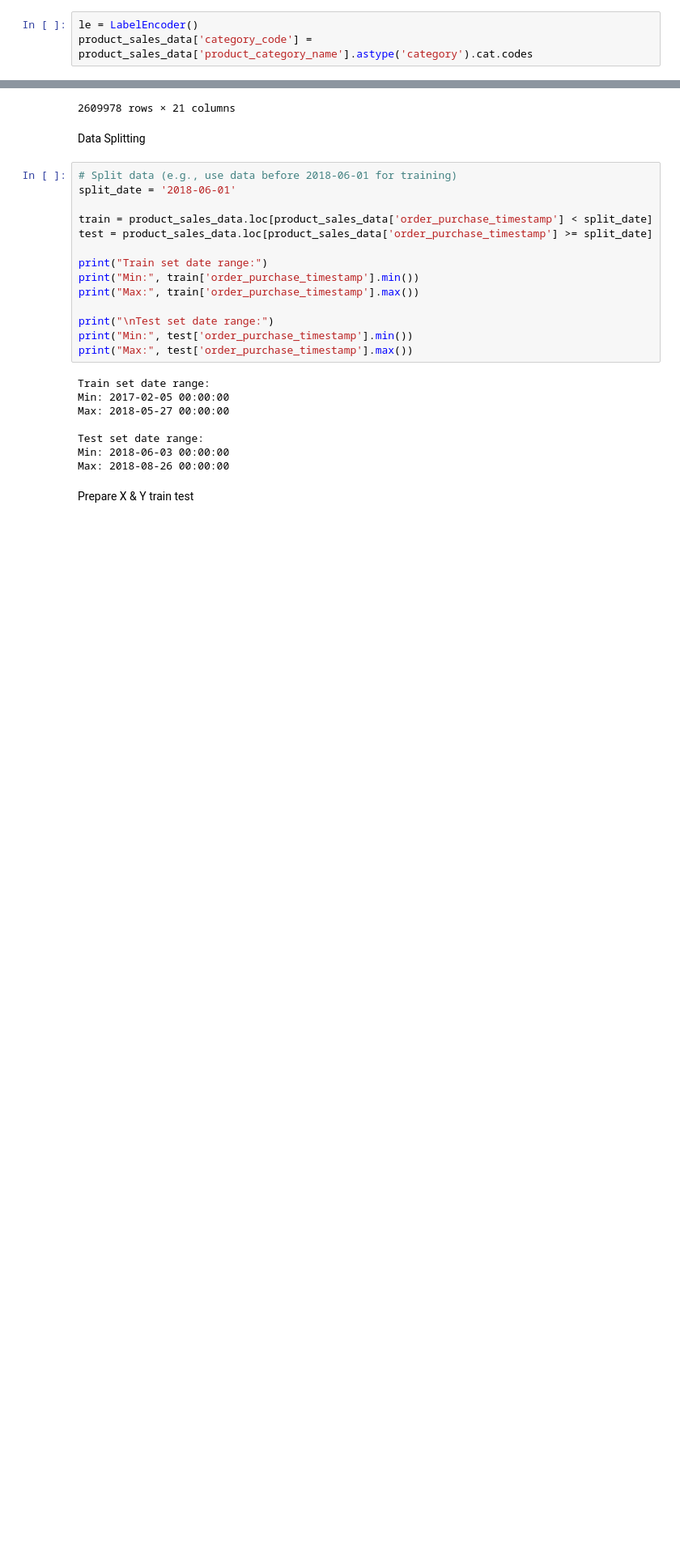
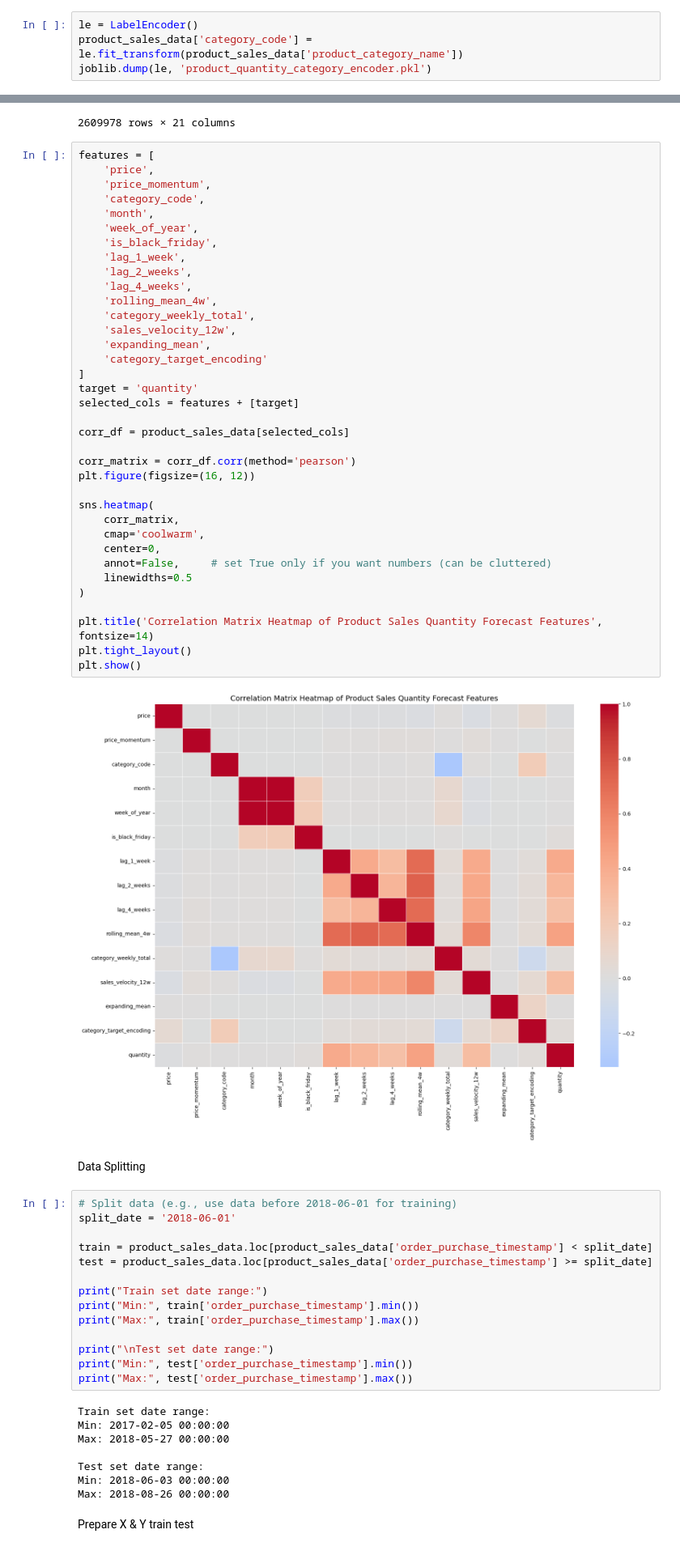
Before and after one commit to Jasonshe0509/fyp-model-building, a Jupyter notebook: sales-forecasting-model-building-product-quantity.ipynb, the cells around one changed output, grey strips where cells are left out. Shown at 81% size. Drawn from its saved outputs; the diff is of its cells as text; blank space fills up the shorter version.

```diff
--- a/sales-forecasting-model-building-product-quantity.ipynb
+++ b/sales-forecasting-model-building-product-quantity.ipynb
@@ -45,4 +47,5 @@ product_sales_data
 Encode Categorical Features
 # %%
 le = LabelEncoder()
-product_sales_data['category_code'] = product_sales_data['product_category_name'].astype('category').cat.codes
+product_sales_data['category_code'] = le.fit_transform(product_sales_data['product_category_name'])
+joblib.dump(le, 'product_quantity_category_encoder.pkl')
@@ -117,6 +122,44 @@ product_sales_data
 | 2609976 | fffe9eeff12fcbd74a2f2b007dde0c58 | 2018-08-19 | toys | 0 | 249.99 | 3900.0 | ... |
 | 2609977 | fffe9eeff12fcbd74a2f2b007dde0c58 | 2018-08-26 | toys | 0 | 249.99 | 3900.0 | ... |
 2609978 rows × 21 columns
+# %%
+features = [
+    'price',
+    'price_momentum',
+    'category_code',
+    'month',
+    'week_of_year',
+    'is_black_friday',
+    'lag_1_week',
+    'lag_2_weeks',
+    'lag_4_weeks',
+    'rolling_mean_4w',
+    'category_weekly_total',
+    'sales_velocity_12w',
+    'expanding_mean',
+    'category_target_encoding'
+]
+target = 'quantity'
+selected_cols = features + [target]
+
+corr_df = product_sales_data[selected_cols]
+
+corr_matrix = corr_df.corr(method='pearson')
+plt.figure(figsize=(16, 12))
+
+sns.heatmap(
+    corr_matrix,
+    cmap='coolwarm',
+    center=0,
+    annot=False,     # set True only if you want numbers (can be cluttered)
+    linewidths=0.5
+)
+
+plt.title('Correlation Matrix Heatmap of Product Sales Quantity Forecast Features', fontsize=14)
+plt.tight_layout()
+plt.show()
+# %% [output]
+[figure, added]
 # %% [markdown]
 Data Splitting
 # %%
```
Also changed, not shown: parts of 5 cells of this notebook, 12 other files.
